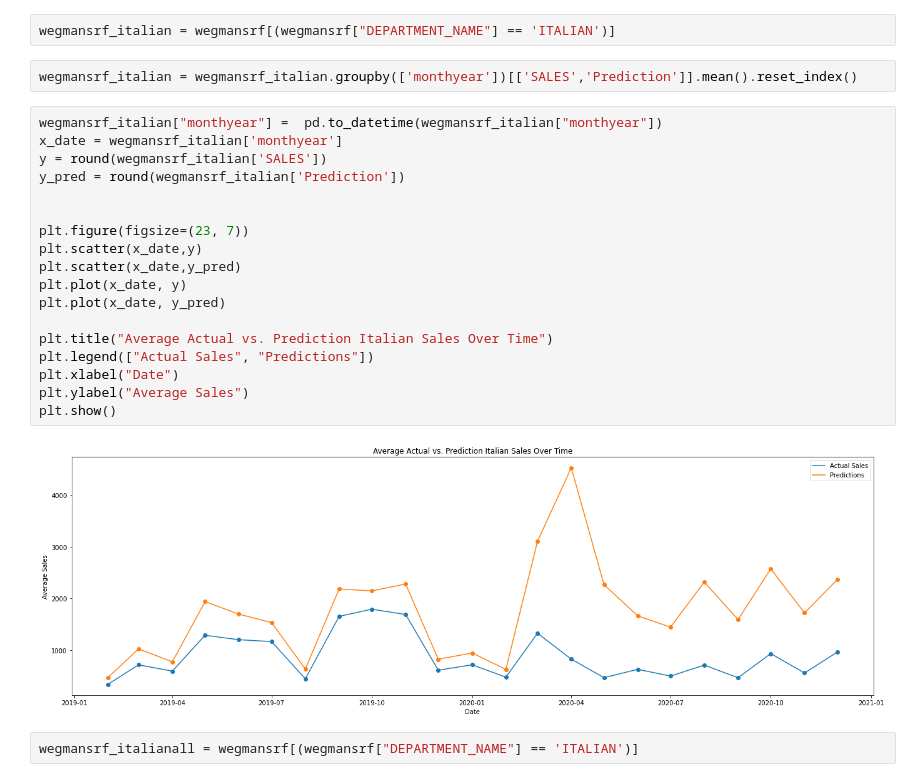
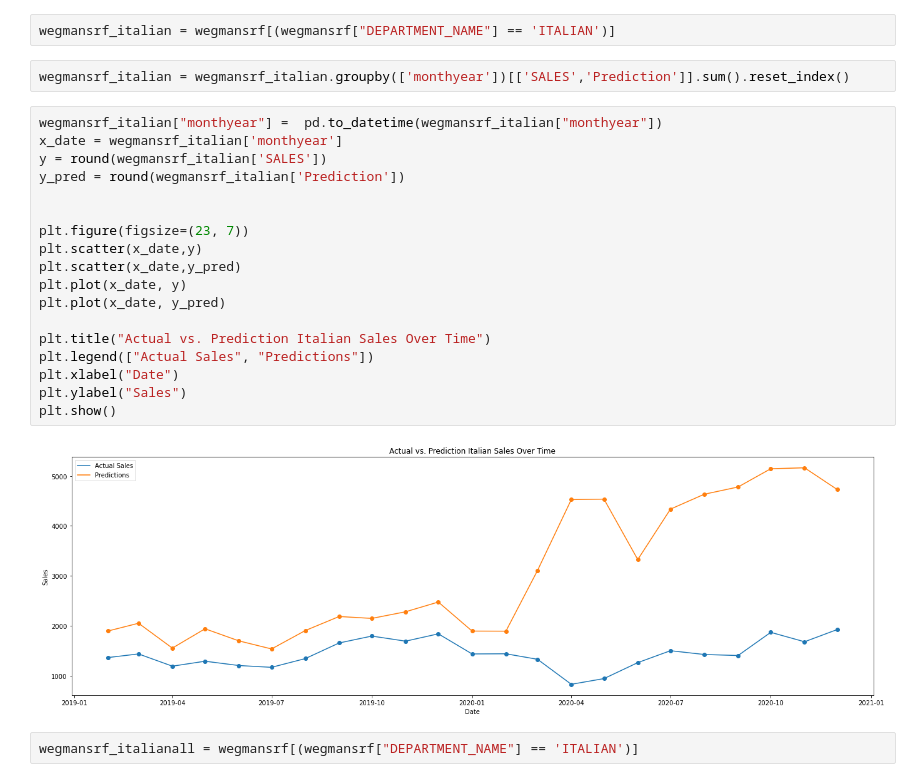
Before and after one commit to mtienpasertkij/Wegmans-Project, a Jupyter notebook: Time Series Final.ipynb, the cells around one changed output. Saved outputs shown, nothing was run; the diff lists cells and outputs as text.

```diff
--- a/Time Series Final.ipynb
+++ b/Time Series Final.ipynb
@@ -718,27 +718,27 @@ diff_res.tail(20)
 # %%
 wegmansrf_italian = wegmansrf[(wegmansrf["DEPARTMENT_NAME"] == 'ITALIAN')]
 # %%
-wegmansrf_italian = wegmansrf_italian.groupby(['monthyear'])[['SALES','Prediction']].mean().reset_index()
+wegmansrf_italian = wegmansrf_italian.groupby(['monthyear'])[['SALES','Prediction']].sum().reset_index()
 # %%
 wegmansrf_italian["monthyear"] =  pd.to_datetime(wegmansrf_italian["monthyear"])
 x_date = wegmansrf_italian['monthyear']
 y = round(wegmansrf_italian['SALES'])
 y_pred = round(wegmansrf_italian['Prediction'])
 
 
 plt.figure(figsize=(23, 7))
 plt.scatter(x_date,y)
 plt.scatter(x_date,y_pred)
 plt.plot(x_date, y)
 plt.plot(x_date, y_pred)
 
-plt.title("Average Actual vs. Prediction Italian Sales Over Time")
+plt.title("Actual vs. Prediction Italian Sales Over Time")
 plt.legend(["Actual Sales", "Predictions"])
 plt.xlabel("Date")
-plt.ylabel("Average Sales")
+plt.ylabel("Sales")
 plt.show()
 # %% [output]
-[figure, old version]
+[figure, new version]
 # %%
 wegmansrf_italianall = wegmansrf[(wegmansrf["DEPARTMENT_NAME"] == 'ITALIAN')]
 # %%
```
Also changed, not shown: parts of 1 cell of this notebook.
